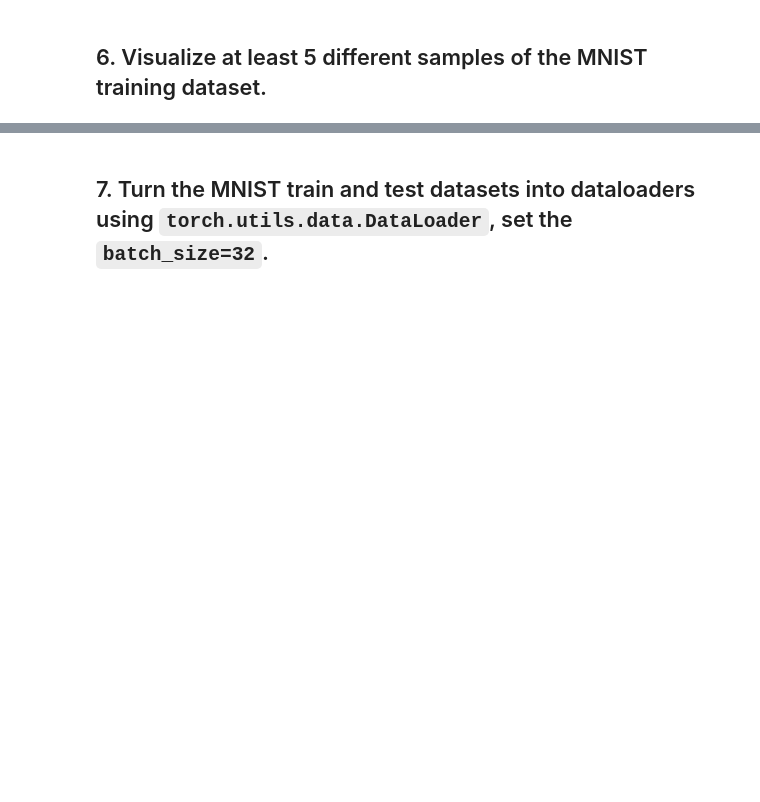
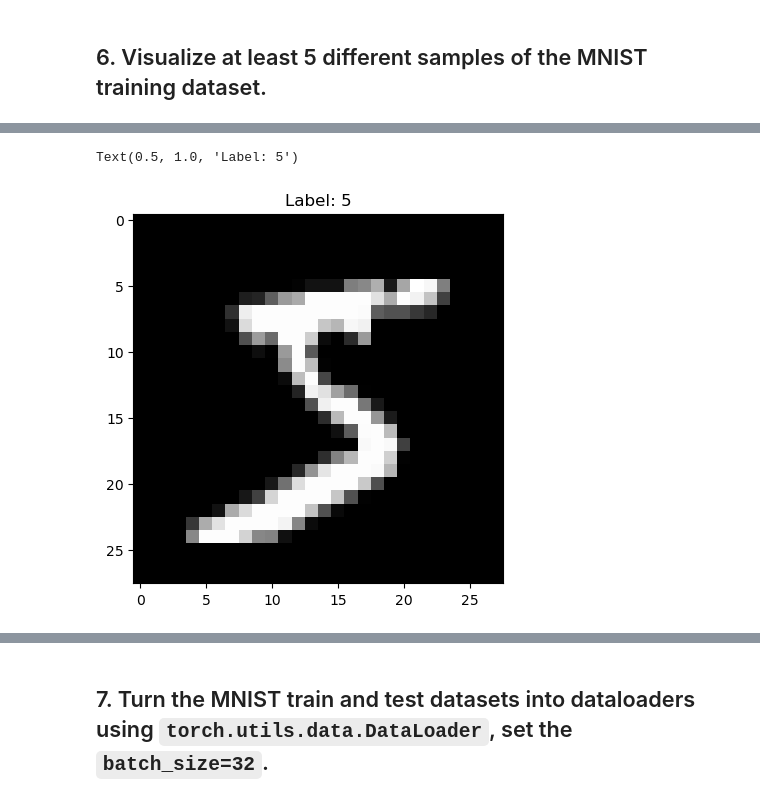
Before and after one commit to guanshengdu/pytorch-deep-learning, a Jupyter notebook: extras/exercises/03_pytorch_computer_vision_exercises.ipynb, the cells around one changed output, grey strips where cells are left out. Drawn from its saved outputs; the diff is of its cells as text; code cells hidden in the pictures; blank space fills up the shorter version.

```diff
--- a/extras/exercises/03_pytorch_computer_vision_exercises.ipynb
+++ b/extras/exercises/03_pytorch_computer_vision_exercises.ipynb
@@ -69,0 +138,6 @@ cuda
+# %%
+plt.imshow(train_data[0][0].squeeze(), cmap="gray")
+plt.title(f"Label: {train_data[0][1]}")
+# %% [output]
+Text(0.5, 1.0, 'Label: 5')
+[figure, added]
```
Also changed, not shown: parts of 33 cells of this notebook, 4 other files.
